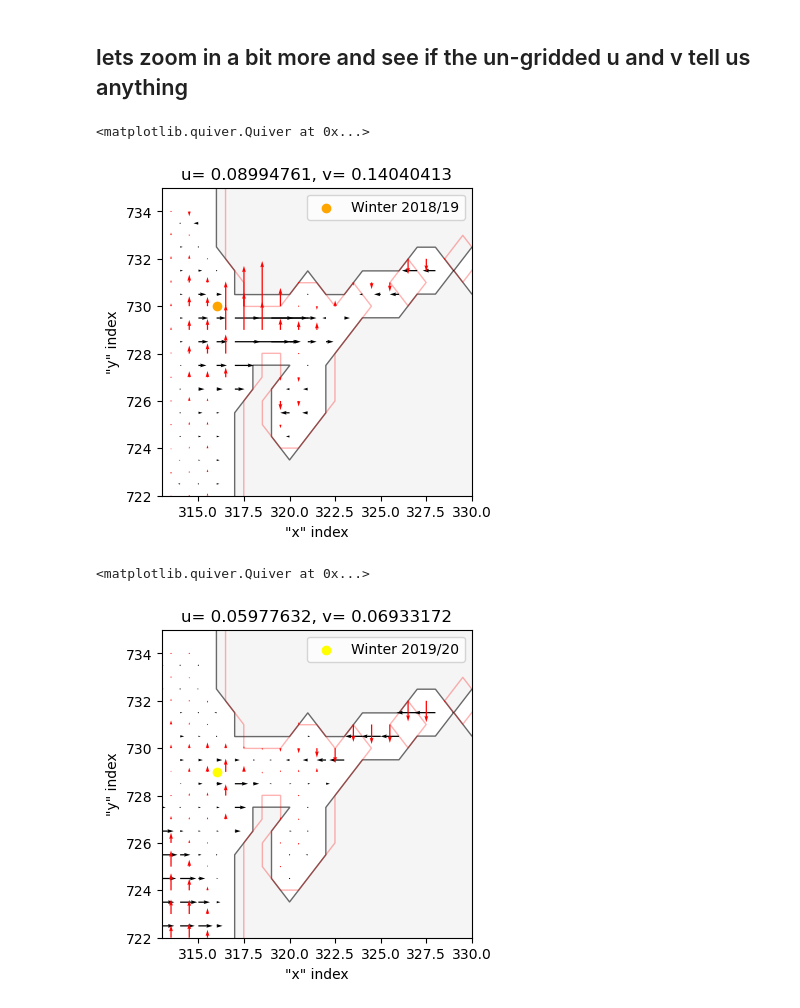
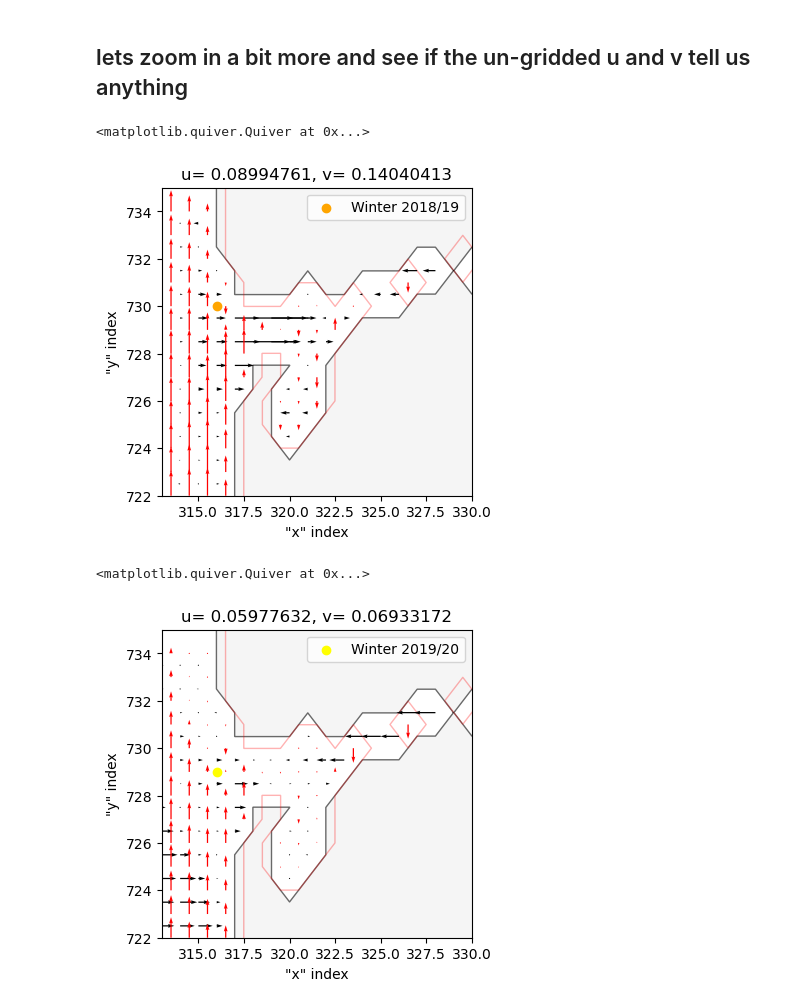
Before and after one commit to rbeutel/LO_user, a Jupyter notebook: ariane/EddyProblem.ipynb, the cells around one changed output. Cells and saved outputs as stored; diff of their text form; code cells hidden in the pictures.

```diff
--- a/ariane/EddyProblem.ipynb
+++ b/ariane/EddyProblem.ipynb
@@ -283,35 +283,35 @@ ax.set_xlabel('"x" index')
 #point with error
 ax.scatter([316],[730],c='orange', label='Winter 2018/19')
 ax.legend(loc="upper right")
 
 ###########
 # first u #
 ###########
 X, Y = np.meshgrid(grid.xi_u,grid.eta_u-0.5)
 
 # Overlay domain landmask and coastline
 ax.contourf(X, Y, grid.mask_u, levels=[-0.01, 0.01], colors='whitesmoke',zorder=1)
 ax.contour(X, Y, grid.mask_u, linewidths=1, levels=[-0.01, 0.01], colors='dimgray',zorder=2)
 
 # QUIVER!
 ax.quiver(X[ymin:ymax,xmin:xmax],Y[ymin:ymax,xmin:xmax],data.u[0,k,ymin:ymax,xmin:xmax],np.zeros(np.shape(data.u[0,k,ymin:ymax,xmin:xmax])),scale=3,zorder=3)
 
 #########
 # now v #
 #########
 X, Y = np.meshgrid(grid.xi_v-0.5,grid.eta_v)
 
 # Overlay domain landmask and coastline
 # ax.contourf(X, Y, grid.mask_v, levels=[-0.01, 0.01], colors='whitesmoke')
 ax.contour(X, Y, grid.mask_v, linewidths=1, levels=[-0.01, 0.01], colors='r',alpha=0.3,zorder=2)
 
 ax.set_title('u= '+str(data.u[0,k,730,316].values)+', v= '+str(data.v[0,k,730,316].values))
 
 # QUIVER!
-ax.quiver(X[ymin:ymax,xmin:xmax],Y[ymin:ymax,xmin:xmax],np.zeros(np.shape(data.v[0,k,ymin:ymax,xmin:xmax])),data.u[0,k,ymin:ymax,xmin:xmax],scale=3,color='r',zorder=3)
+ax.quiver(X[ymin:ymax,xmin:xmax],Y[ymin:ymax,xmin:xmax],np.zeros(np.shape(data.v[0,k,ymin:ymax,xmin:xmax])),data.v[0,k,ymin:ymax,xmin:xmax],scale=3,color='r',zorder=3)
 # %% [output]
 <matplotlib.quiver.Quiver at 0x...>
-[figure, old version]
+[figure, new version]
 # %%
 # lets try to get on one plot
 
@@ -359,10 +359,10 @@ ax.contour(X, Y, grid.mask_v, linewidths=1, levels=[-0.01, 0.01], colors='r',alp
 ax.set_title('u= '+str(data.u[0,k,729,316].values)+', v= '+str(data.v[0,k,729,316].values))
 
 # QUIVER!
-ax.quiver(X[ymin:ymax,xmin:xmax],Y[ymin:ymax,xmin:xmax],np.zeros(np.shape(data.v[0,k,ymin:ymax,xmin:xmax])),data.u[0,k,ymin:ymax,xmin:xmax],scale=3,color='r',zorder=3)
+ax.quiver(X[ymin:ymax,xmin:xmax],Y[ymin:ymax,xmin:xmax],np.zeros(np.shape(data.v[0,k,ymin:ymax,xmin:xmax])),data.v[0,k,ymin:ymax,xmin:xmax],scale=3,color='r',zorder=3)
 # %% [output]
 <matplotlib.quiver.Quiver at 0x...>
-[figure, old version]
+[figure, new version]
 # %%
 # lets try to get on one plot
 
```
Also changed, not shown: parts of 9 cells of this notebook.
